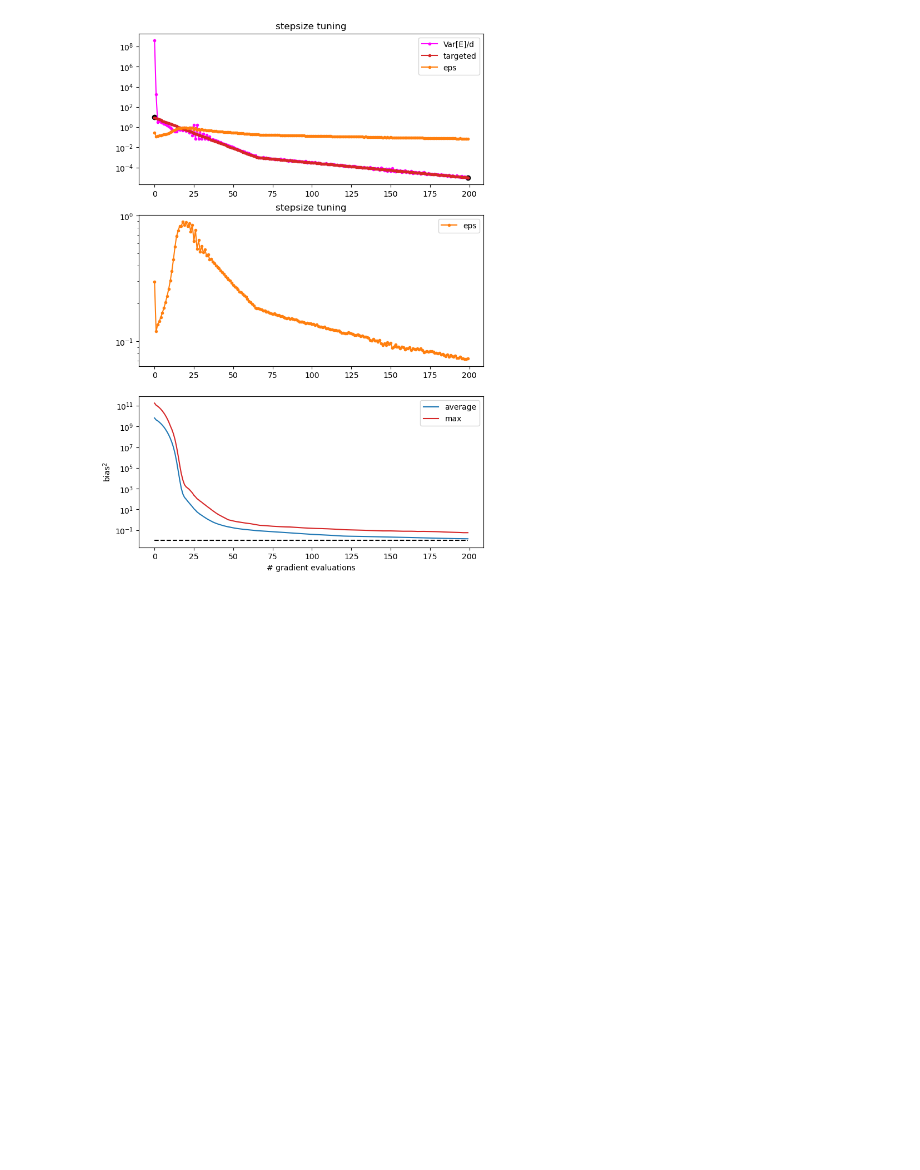
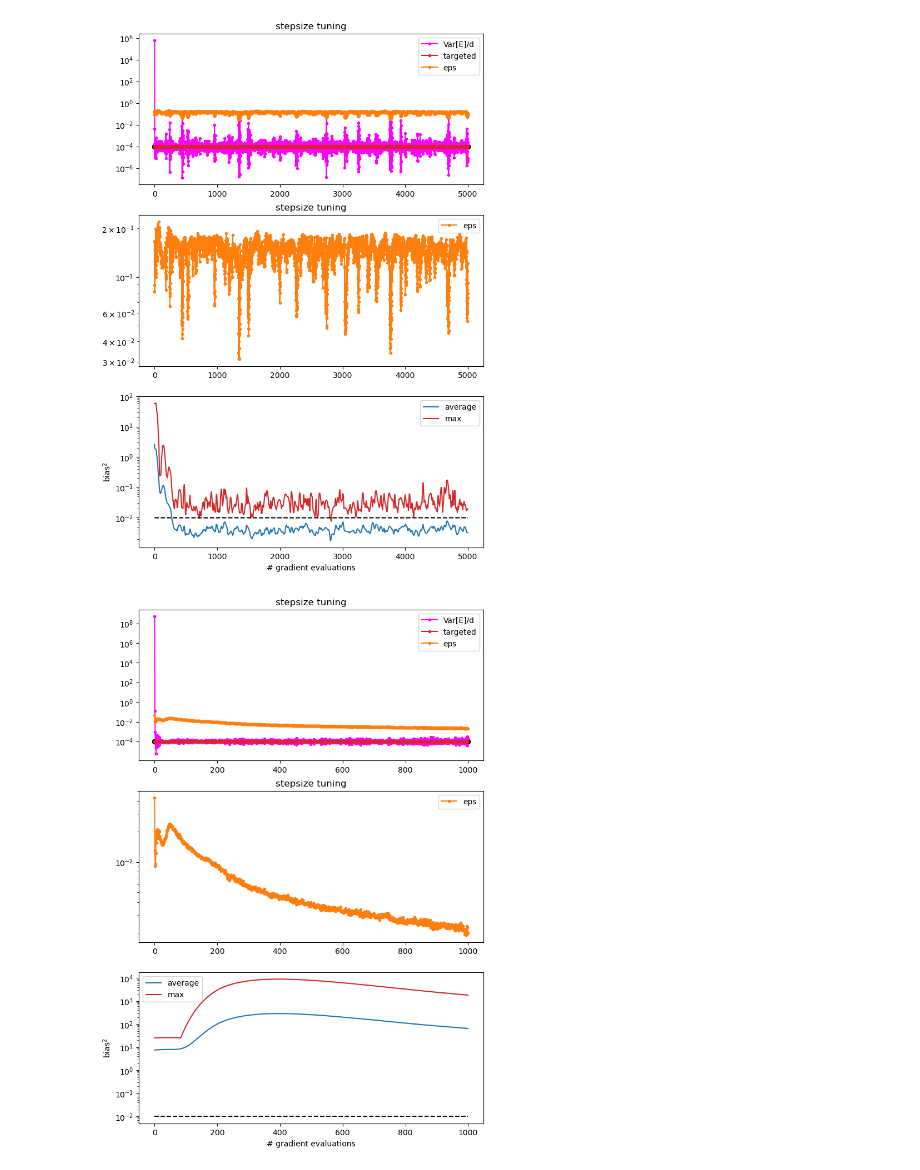
Before and after one commit to JakobRobnik/MicroCanonicalHMC, a Jupyter notebook: tst_ensamble.ipynb, the cells around one changed output. Drawn from its saved outputs; the diff is of its cells as text; code cells hidden in the pictures; blank space fills up the shorter version.

Commit message:
working on ensamble

```diff
--- a/tst_ensamble.ipynb
+++ b/tst_ensamble.ipynb
@@ -16,10 +16,11 @@ from benchmarks.IRT import Target as IRT
 num_cores = jax.local_device_count()
 print(num_cores, jax.lib.xla_bridge.get_backend().platform)
 
+
 targets = [[Banana(prior = 'prior'), 100],
-        [IllConditionedGaussianGamma(prior = 'prior'), 1500],
-        [GermanCredit(), 1000],
-        [Brownian(), 200],
+        [IllConditionedGaussianGamma(prior = 'prior'), 10000],
+        [GermanCredit(), 5000],
+        [Brownian(), 1000],
         [IRT(), 500],
         [StochasticVolatility(), 1000]]
 # %% [output]
@@ -30,7 +31,11 @@ targets = [[Banana(prior = 'prior'), 100],
 1 cpu
 # %%
-for i in [0, 1, 3 ]:
+chains = 128*2
+
+for i in [0, 1, 2, 3 ]:
     target, num_steps = targets[i]
-    sampler = EnsambleSampler(target, 4096, diagonal_preconditioning = False)
-    x = sampler.sample(num_steps)
+    x0 = jnp.zeros(shape = (chains, target.d))
+    sampler = EnsambleSampler(target, chains, diagonal_preconditioning = False)
+    sampler.isotropic_u0 = True
+    x = sampler.sample(num_steps, x_initial = x0)
 # %% [output]
@@ -39 +46,2 @@ for i in [0, 1, 3 ]:
-[figure, old version]
+[figure, new version]
+[figure, added]
```
Also changed, not shown: parts of 2 cells of this notebook, 1 other file.
